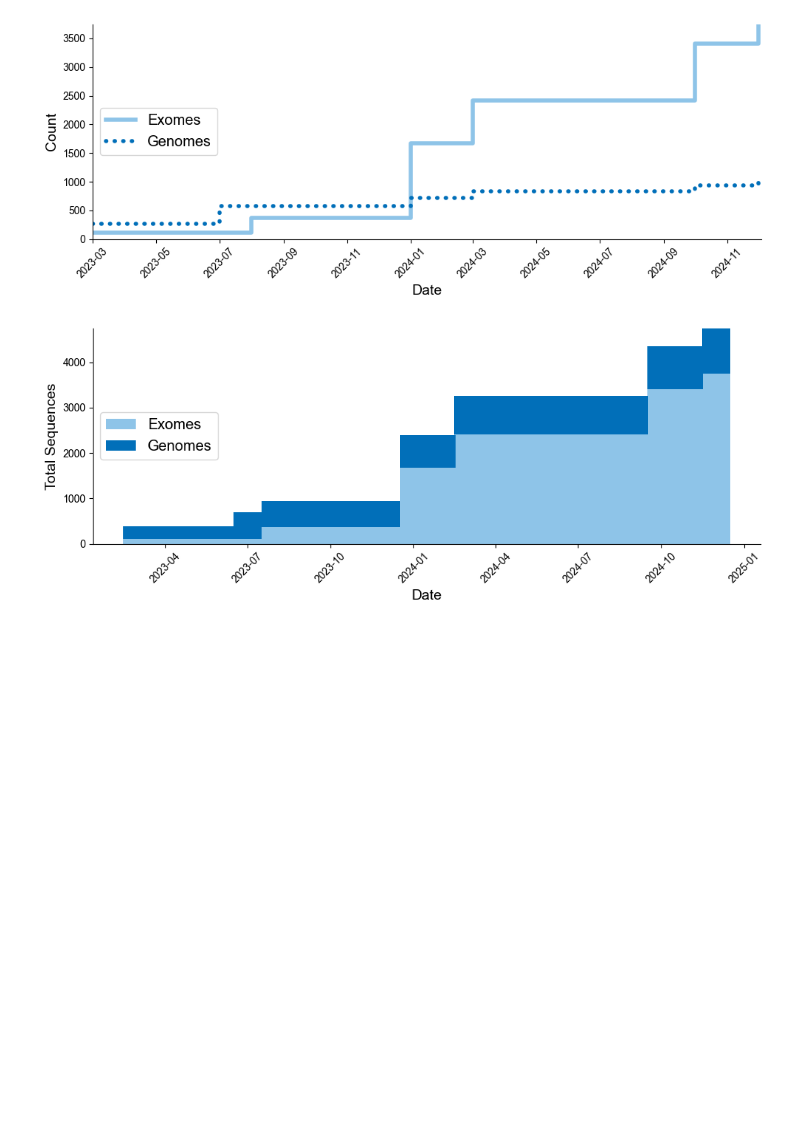
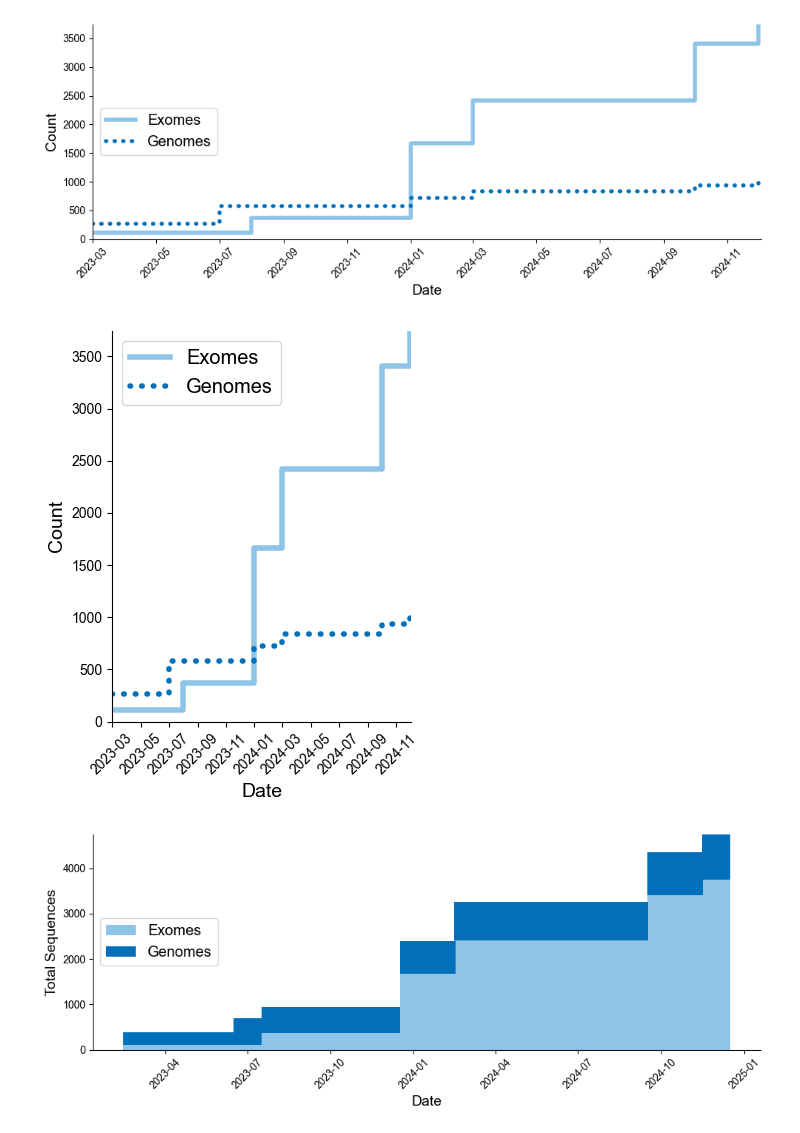
Before and after one commit to populationgenomics/talos_manuscript, a Jupyter notebook: Analyses/Jupyter_notebooks/Figure5_data_aggregation.ipynb, the cells around one changed output. Cells and saved outputs as stored; diff of their text form; code cells hidden in the pictures; blank space fills up the shorter version.

Commit message:
Figure 5 data aggregation panel

```diff
--- a/Analyses/Jupyter_notebooks/Figure5_data_aggregation.ipynb
+++ b/Analyses/Jupyter_notebooks/Figure5_data_aggregation.ipynb
@@ -52,6 +52,60 @@ plt.savefig('../../Figures/Fig5/Fig5_data_aggregation_step_lines.png')
 plt.show()
 # %% [output]
 [figure]
+# %%
+import pandas as pd
+import matplotlib.pyplot as plt
+
+Genomes_color = '#016FB9' # Azul
+Exomes_color = '#8EC4E8' # Light Azul
+
+# set plot size
+plt.rcParams['figure.figsize'] = [4,5]
+plt.rcParams['font.family'] = 'Arial'
+
+# read csv file with the data
+data = pd.read_csv('../../Data/Fig5/Data_aggregation_timeline.csv')
+data['Date'] = pd.to_datetime(data['Date'], format='%b-%y')
+dates = data['Date']
+genomes = data['Genomes']
+exomes = data['Exomes']
+
+# Add a small offset to the dates of the Exomes data to stagger the series
+offset_days = 3
+data['Exomes_Date'] = data['Date'] + pd.to_timedelta(offset_days, unit='d')
+
+# Plot the data
+plt.step(data['Date'], data['Exomes'], label='Exomes', where='post', color=Exomes_color, linewidth=4)
+#plt.fill_between(data['Exomes_Date'], data['Exomes'], step='post', alpha=0.8, color=Exomes_color)
+plt.step(data['Date'], data['Genomes'], label='Genomes', where='post', color=Genomes_color, linewidth=4, linestyle = (0,(0.1,2)), dash_capstyle = 'round')
+#plt.fill_between(data['Date'], data['Genomes'], step='post', alpha=1, color=Genomes_color)
+
+
+# Add labels and title
+plt.xlabel('Date', fontsize=14)
+plt.ylabel('Count', fontsize=14)
+#plt.title('Accumulation of Genomes and Exomes from March 2023 to December 2024')
+# Add a legend
+plt.legend(loc='upper left', fontsize='x-large')
+
+# Rotate x-axis labels for better readability
+plt.xticks(rotation=45)
+
+# erase the top and right spines
+plt.gca().spines['top'].set_visible(False)
+plt.gca().spines['right'].set_visible(False)
+
+# set x and y limits
+plt.xlim(data['Date'].min(), data['Exomes_Date'].max())
+plt.ylim(0, data[['Genomes', 'Exomes']].values.max())
+
+
+# Show and save the plot
+plt.tight_layout()
+plt.savefig('../../Figures/Fig5/Fig5_data_aggregation_step_lines_sq.png')
+plt.show()
+# %% [output]
+[figure, added]
 # %%
 import pandas as pd
 import matplotlib.pyplot as plt
```
Also changed, not shown: 1 other file.
